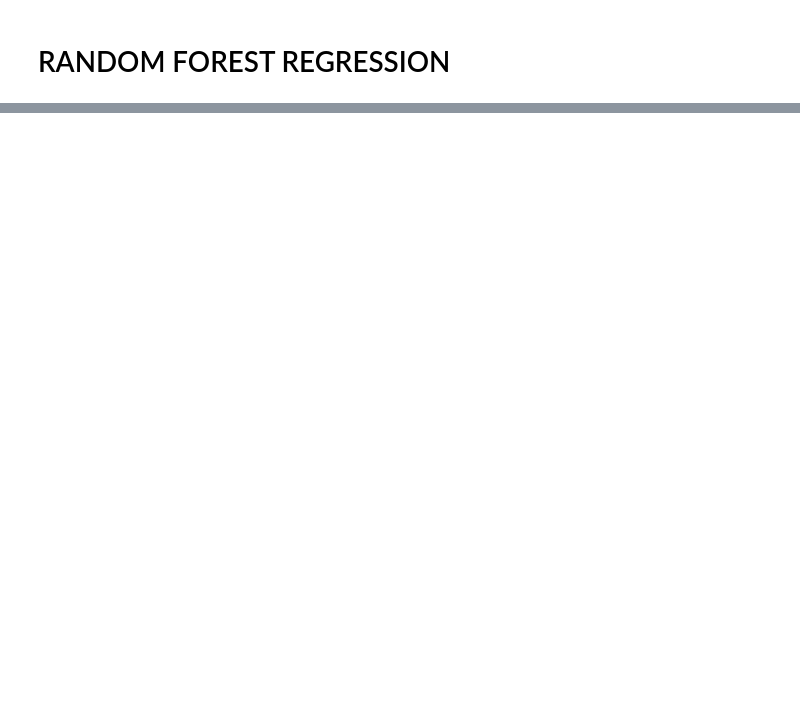
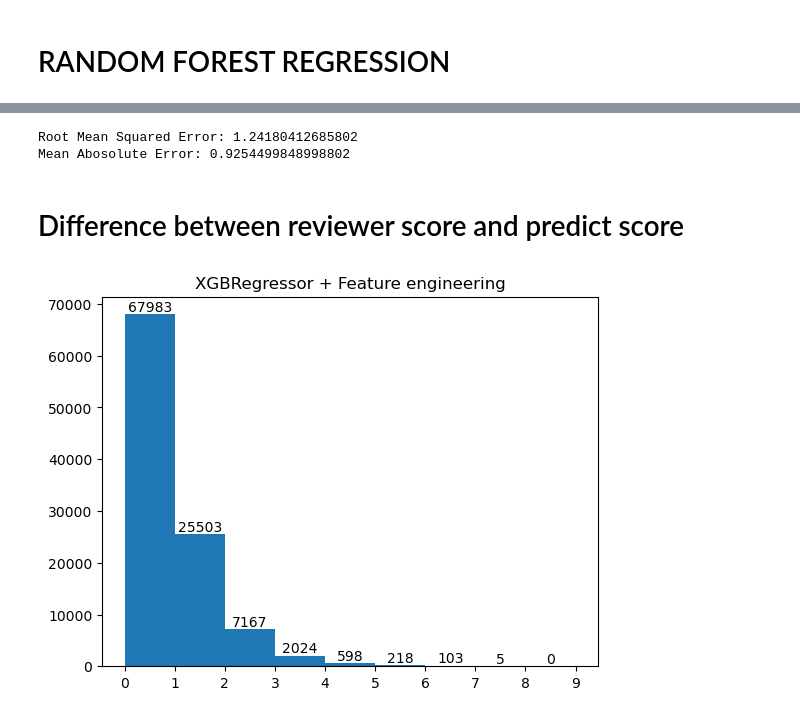
Before and after one commit to Cancogang69/CS114, a Jupyter notebook: hotel_suggestion.ipynb, the cells around one changed output, grey strips where cells are left out. Cells and saved outputs as stored; diff of their text form; code cells hidden in the pictures; blank space fills up the shorter version.

```diff
--- a/hotel_suggestion.ipynb
+++ b/hotel_suggestion.ipynb
@@ -280,16 +124,0 @@ Mô hình đã được lưu vào: /content/drive/MyDrive/DoAn/models/xgb_600_01
-# %%
-# Huấn luyện mô hình với giá trị tối ưu
-model_xgb = xgb.XGBRegressor(n_estimators=600, learning_rate=0.1, max_depth=10)
-model_xgb.fit(X_train, y_train)
-
-# Dự đoán trên tập kiểm tra và tính MSE
-y_pred = model_xgb.predict(X_test)
-mse = mean_squared_error(y_test, y_pred)
-mae =  mean_absolute_error(y_test,y_pred)
-
-print(f'Mean Squared Error: {mse}')
-print(f'Mean Abosolute Error: {mae}')
-
-model_file_path = os.path.join(save_path, 'xgb_600_01_10.joblib')
-joblib.dump(model_xgb, model_file_path)
-print(f'Mô hình đã được lưu vào: {model_file_path}')
@@ -299,0 +125,8 @@ Mô hình đã được lưu vào: /content/drive/MyDrive/DoAn/models/xgb_600_01
+# %%
+paremeter = {"n_estimators": [10, 50, 100, 300, 400, 500, 800],
+              "max_depth": [3, 5, 7, 10],
+              "learning_rate": [0.05, 0.1, 0.2, 0.3],
+              "min_child_weight": [1, 10, 20, 50, 100]}
+xgbr = XGBRegressor()
+gscv = GridSearchCV(xgbr, paremeter)
+gscv.fit(x_train_scaled, y_train)
@@ -299,0 +151,19 @@ Mô hình đã được lưu vào: /content/drive/MyDrive/DoAn/models/xgb_600_01
+# %%
+y_pred = gscv.best_estimator_.predict((x_test_scaled))
+score(y_test, y_pred)
+# %% [output]
+Root Mean Squared Error: 1.24180412685802
+Mean Abosolute Error: 0.9254499848998802
+# %%
+def score_diff(y_true, y_pred, title):
+  ftr = np.abs(np.subtract(y_true, y_pred))
+  _, _, bars = plt.hist(ftr, bins= np.arange(10))
+  plt.title(title)
+  plt.xticks(np.arange(10))
+  plt.bar_label(bars)
+# %% [markdown]
+# Difference between reviewer score and predict score
+# %%
+score_diff(y_test, y_pred, "XGBRegressor + Feature engineering")
+# %% [output]
+[figure, added]
```
Also changed, not shown: parts of 43 cells of this notebook, 1 other file.
